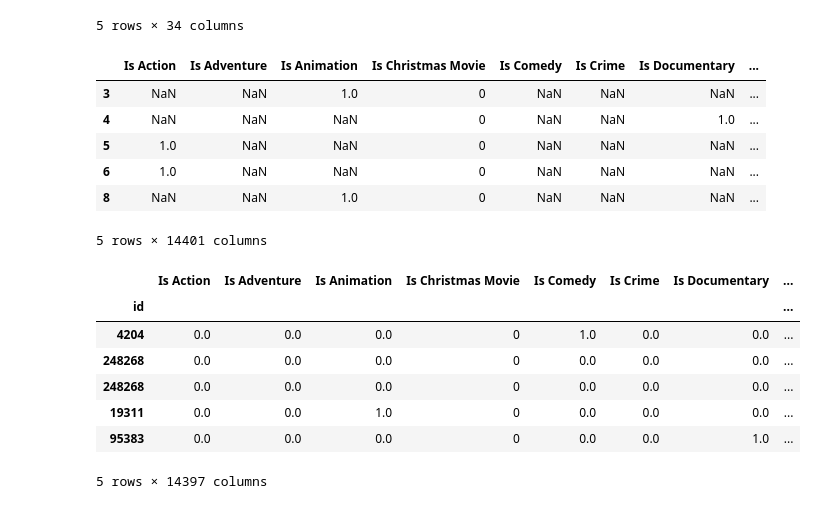
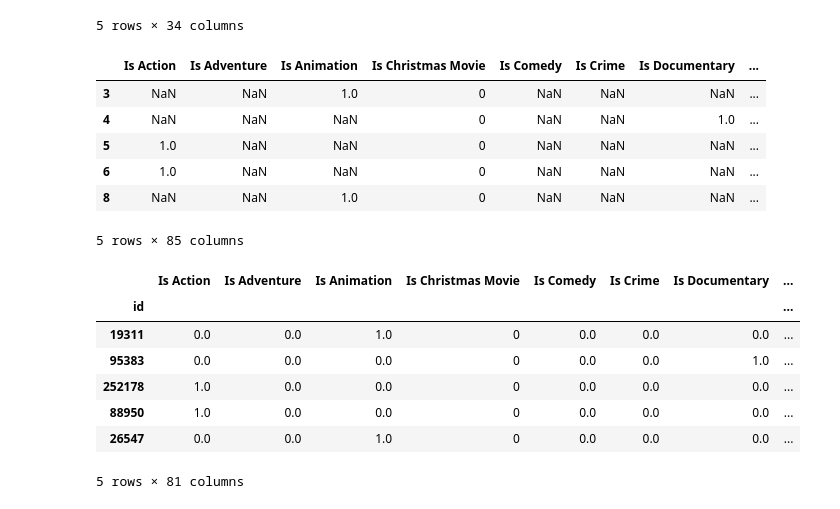
Before and after one commit to IntegerMan/DieHardSolver, a Jupyter notebook: DataWrangling/MovieDataSet.ipynb, the cells around one changed output. Cells and saved outputs as stored; diff of their text form; code cells hidden in the pictures.

```diff
--- a/DataWrangling/MovieDataSet.ipynb
+++ b/DataWrangling/MovieDataSet.ipynb
@@ -205,8 +201,9 @@ def extract_keywords(row):
     try:
         arr = json.loads(data)
         for item in arr:
-            if item in labelled_tags or item in unlablled_tags:
-                row['Tag: ' + item['name']] = 1
+            name = item['name']
+            if name in labelled_tags or name in unlablled_tags:
+                row['Tag: ' + name] = 1
     except:
         print('Could not parse: ' + data)
 
@@ -227,7 +224,7 @@ movies.head()
 | 5 | 1.0 | NaN | NaN | 0 | NaN | NaN | NaN | ... |
 | 6 | 1.0 | NaN | NaN | 0 | NaN | NaN | NaN | ... |
 | 8 | NaN | NaN | 1.0 | 0 | NaN | NaN | NaN | ... |
-5 rows × 14401 columns
+5 rows × 85 columns
 # %%
 # These pieces of logic were used to analyzed present tags
 #stats = movies.describe(include='all')
@@ -244,19 +241,22 @@ movies_export.to_csv('Processed.csv')
 # %%
 # These columns are helpful, but bias the ML algorithms too much given the quantity of tiny movies
 movies_export = movies_export.drop('popularity', axis=1)
 movies_export = movies_export.drop('vote_count', axis=1)
 movies_export = movies_export.drop('vote_average', axis=1)
 
+# Use 0 instead of NA
+movies_export = movies_export.fillna(0)
+
 movies_export.head()
 # %% [output]
 |  | Is Action | Is Adventure | Is Animation | Is Christmas Movie | Is Comedy | Is Crime | Is Documentary | ... |
 | id |  |  |  |  |  |  |  | ... |
-| 4204 | 0.0 | 0.0 | 0.0 | 0 | 1.0 | 0.0 | 0.0 | ... |
-| 248268 | 0.0 | 0.0 | 0.0 | 0 | 0.0 | 0.0 | 0.0 | ... |
-| 248268 | 0.0 | 0.0 | 0.0 | 0 | 0.0 | 0.0 | 0.0 | ... |
 | 19311 | 0.0 | 0.0 | 1.0 | 0 | 0.0 | 0.0 | 0.0 | ... |
 | 95383 | 0.0 | 0.0 | 0.0 | 0 | 0.0 | 0.0 | 1.0 | ... |
+| 252178 | 1.0 | 0.0 | 0.0 | 0 | 0.0 | 0.0 | 0.0 | ... |
+| 88950 | 1.0 | 0.0 | 0.0 | 0 | 0.0 | 0.0 | 0.0 | ... |
+| 26547 | 0.0 | 0.0 | 1.0 | 0 | 0.0 | 0.0 | 0.0 | ... |
-5 rows × 14397 columns
+5 rows × 81 columns
 # %%
 id_columns = ['title', 'imdb_id']
 
```
Also changed, not shown: parts of 1 cell of this notebook, 5 other files.
